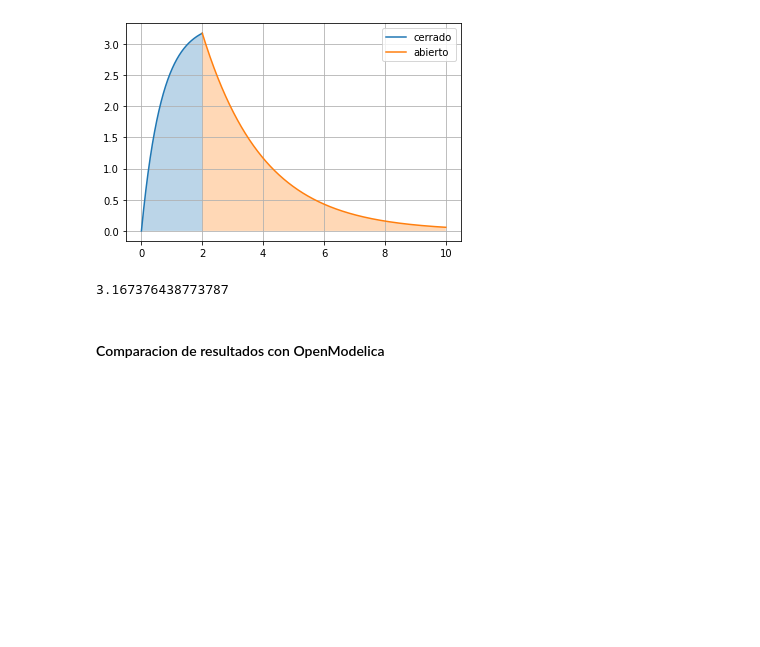
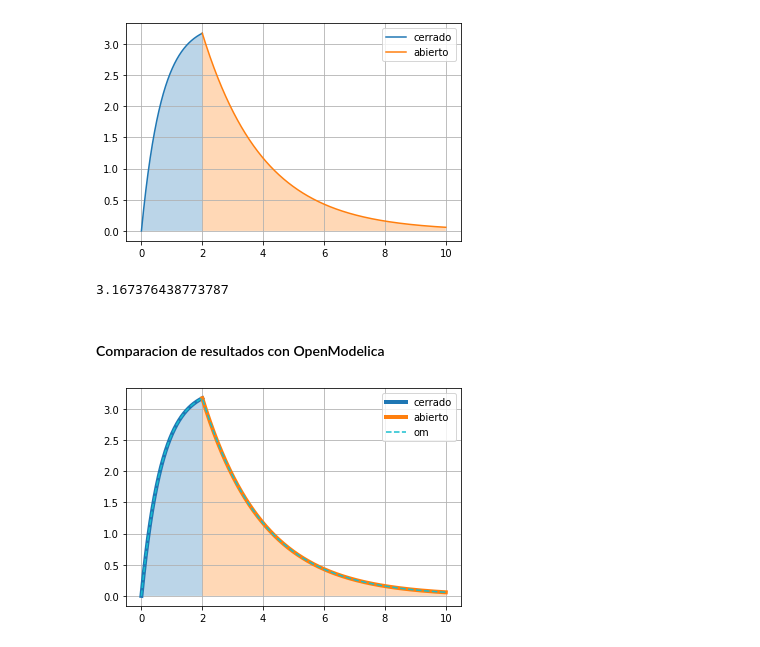
Before and after one commit to evertacosta/ED2021, a Jupyter notebook: Trabajo2/trabajo2.ipynb, the cells around one changed output. Drawn from its saved outputs; the diff is of its cells as text; code cells hidden in the pictures; blank space fills up the shorter version.

```diff
--- a/Trabajo2/trabajo2.ipynb
+++ b/Trabajo2/trabajo2.ipynb
@@ -44,0 +45,28 @@ gra()
+# %%
+#link del archivo csv guardado en github
+csv_link_raw = 'https://raw.githubusercontent.com/evertacosta/ED2021/main/Trabajo2/trabajo2_om_data.csv'
+
+# Funcion que realiza la comparacion
+def comparacion(t1, t2, csv_url):
+    df = pd.read_csv(csv_url)
+
+    vc_cerrado = (10/3) - (10/3)*np.exp(-(3/2)*t1)
+    vc_abierto = 8.61*np.exp(-t2/2)
+
+    fig2, ax1 = plt.subplots()
+
+    ax1.plot(t1, vc_cerrado, label='cerrado', lw=4)
+    ax1.plot(t2, vc_abierto, label='abierto', lw=4)
+
+    ax1.plot(df['time'], df['Y'], label='om', ls='--', color='#17becf')
+
+    ax1.fill_between(t1,vc_cerrado, alpha=0.3)
+    ax1.fill_between(t2,vc_abierto, alpha=0.3)
+    ax1.legend()
+    ax1.grid()
+
+    plt.show()
+
+comparacion(t1, t2, csv_link_raw)
+# %% [output]
+[figure, added]
```
Also changed, not shown: parts of 2 cells of this notebook, 1 other file.
